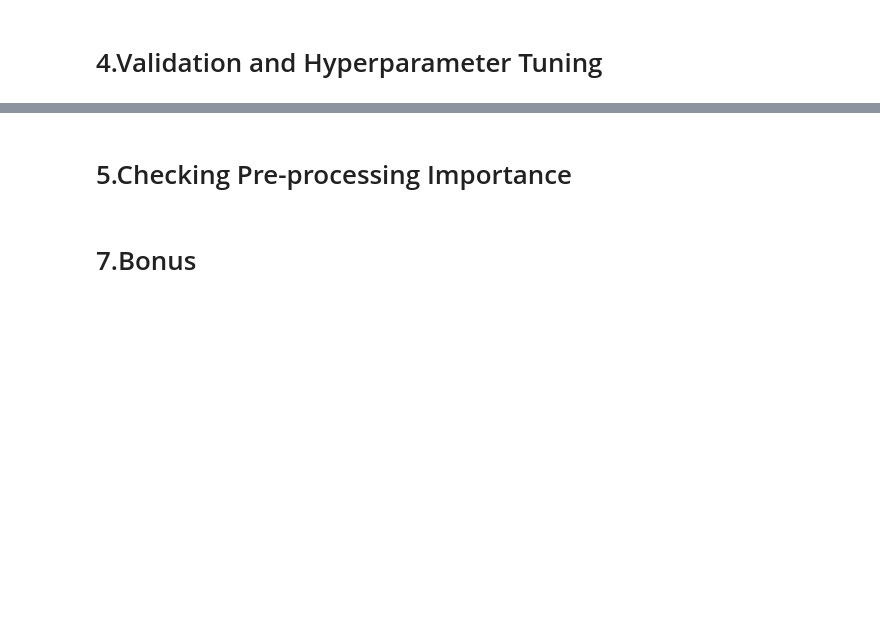
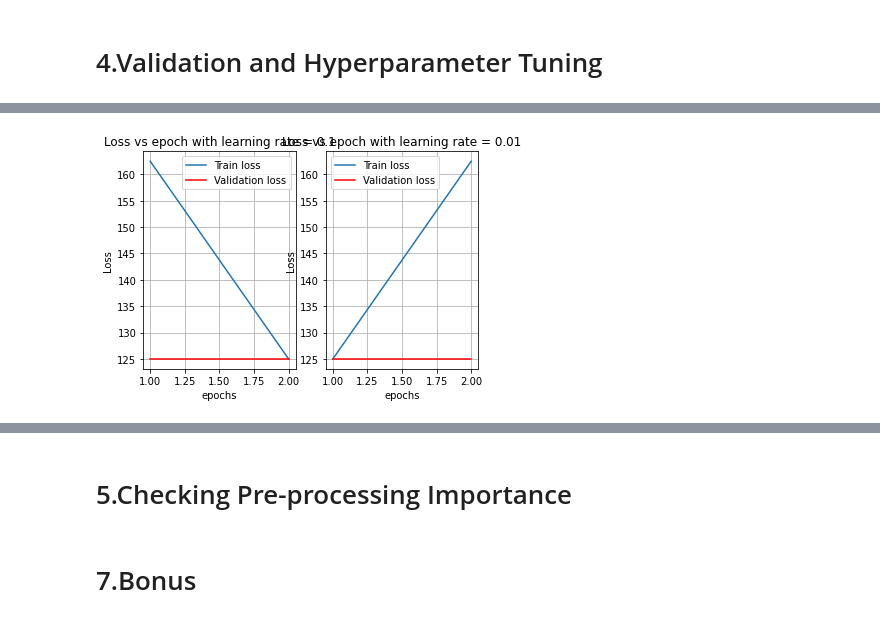
Before and after one commit to mohamed-zayton/Movies-Reviews-Classification-Using-BERT, a Jupyter notebook: model.ipynb, the cells around one changed output, grey strips where cells are left out. Saved outputs shown, nothing was run; the diff lists cells and outputs as text; code cells hidden in the pictures; blank space fills up the shorter version.

Commit message:
Paramter tuning completed

```diff
--- a/model.ipynb
+++ b/model.ipynb
@@ -161,4 +198,4 @@ model = model.to(DEVICE)
 criterion = nn.BCELoss()
 optimizer = torch.optim.Adam(model.parameters(), lr= LR)
 # %%
-train(model, train_dataloader, val_dataloader, EPOCHS, optimizer, criterion, DEVICE)
+print(train(model, train_dataloader, val_dataloader, optimizer, criterion, DEVICE))
@@ -169,0 +262,78 @@ model = torch.load(PATH + 'model.pth')
+# %%
+class Params:
+
+  def __init__(self):
+    self.losses = []
+    self.accs = []
+    self.params = []
+
+  def update(self, loss, acc, param):
+
+    self.losses.append(loss)
+    self.accs.append(acc)
+    self.params.append(param)
+
+  def get_params(self):
+
+    return self.losses, self.accs, self.params
+# %%
+learning_rates = [0.1, 0.01]
+EPOCHS = 2
+
+params = Params()
+best_losses = [float('inf')]*len(learning_rates)
+
+params.update(1, 2, model.parameters())
+
+
+fig, axs = plt.subplots(nrows = 1, ncols = len(learning_rates))
+
+for i, LR in enumerate(learning_rates):
+
+  train_losses = []
+  val_losses = []
+
+
+  best_accs = None
+  best_params = None
+  optimizer = torch.optim.Adam(model.parameters(), lr= LR)
+  for j in range(EPOCHS):
+
+    train_acc, train_loss, val_acc, val_loss = train(model, train_dataloader, val_dataloader, optimizer, criterion, DEVICE)
+
+    if val_loss < best_losses[i]:
+
+      best_loss, best_acc, best_params = val_loss, val_acc, model.parameters()
+
+    train_losses.append(train_loss)
+    val_losses.append(val_loss)
+
+
+
+  x = [i+1 for i in range(EPOCHS)]
+
+  axs[i].plot(x, train_losses, label="Train loss")
+  axs[i].plot(x, val_losses, label = "Validation loss", color = "r")
+  axs[i].legend()
+  axs[i].set_xlabel("epochs")
+  axs[i].set_ylabel("Loss")
+  axs[i].set_title(f"Loss vs epoch with learning rate = {LR}")
+  axs[i].grid(True)
+
+
+
+  params.update(best_loss, best_acc, best_params)
+
+losses, accs, _ = params.get_params()
+
+best_loss = min(losses)
+best_acc = min(accs)
+best_lr = np.argmin(losses)
+
+plt.show()
+
+print(f'Best loss: {best_loss}')
+print(f'Best accuracy: {best_acc}')
+print(f'Best learning rate: {best_lr+1}')
+# %% [output]
+[figure, added]
```
Also changed, not shown: parts of 15 cells of this notebook.
